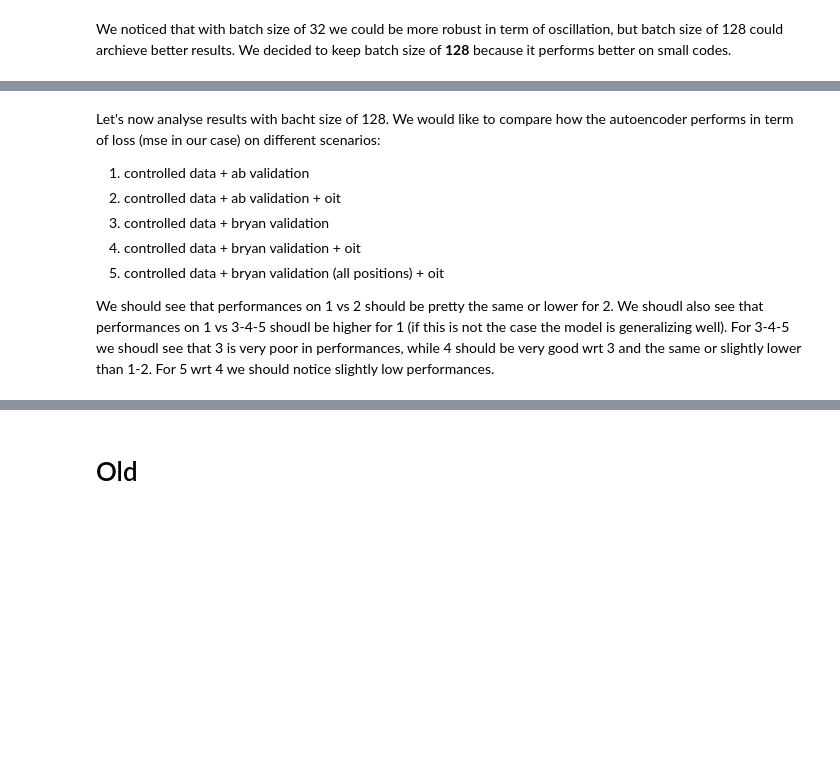
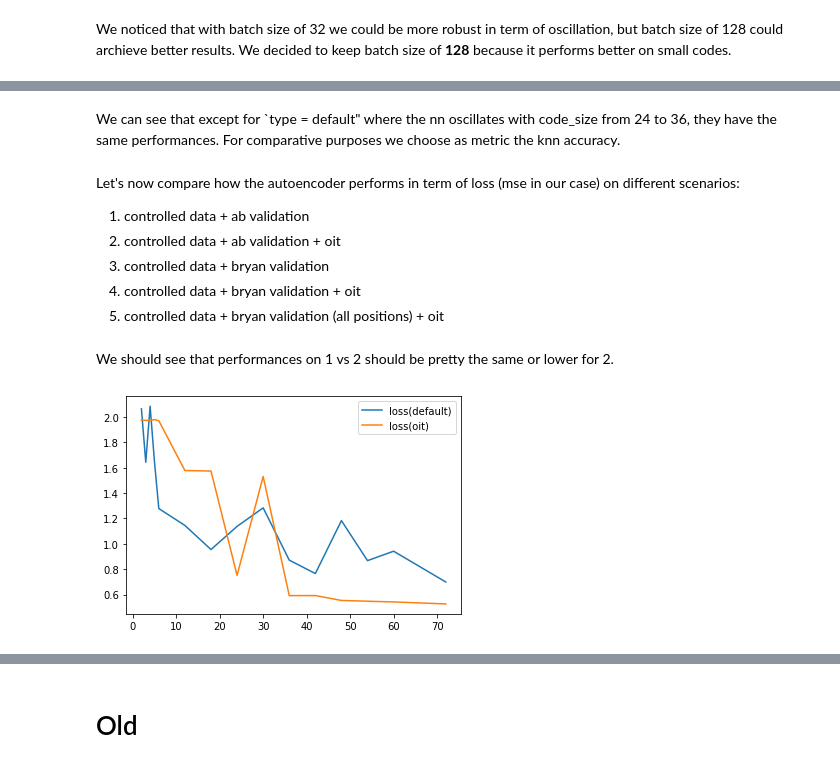
Before and after one commit to lparolari/har, a Jupyter notebook: autoencoder_plot.ipynb, the cells around one changed output, grey strips where cells are left out. Drawn from its saved outputs; the diff is of its cells as text; code cells hidden in the pictures; blank space fills up the shorter version.

Commit message:
Add autoencoder analysis

```diff
--- a/autoencoder_plot.ipynb
+++ b/autoencoder_plot.ipynb
@@ -47,0 +50,5 @@ validation_df.head()
+# %%
+# We do not need to specify l/r-suffix as we dropped repeated column names.
+data_df = res_df.join(validation_df)
+
+data_df.head(n=5)
@@ -74,10 +142,28 @@ We noticed that with batch size of 32 we could be more robust in term of oscilla
+# %% [markdown]
+We can see that except for `type = default" where the nn oscillates with code_size from 24 to 36, they have the same performances. For comparative purposes we choose as metric the knn accuracy.
 # %% [markdown]
-Let's now analyse results with bacht size of 128. We would like to compare how the autoencoder performs in term of loss (mse in our case) on different scenarios:
+Let's now compare how the autoencoder performs in term of loss (mse in our case) on different scenarios:
 
 1. controlled data + ab validation
 2. controlled data + ab validation + oit
 3. controlled data + bryan validation
 4. controlled data + bryan validation + oit
 5. controlled data + bryan validation (all positions) + oit
-
-We should see that performances on 1 vs 2 should be pretty the same or lower for 2. We shoudl also see that performances on 1 vs 3-4-5 shoudl be higher for 1 (if this is not the case the model is generalizing well). For 3-4-5 we shoudl see that 3 is very poor in performances, while 4 should be very good wrt 3 and the same or slightly lower than 1-2. For 5 wrt 4 we should notice slightly low performances.
+# %% [markdown]
+We should see that performances on 1 vs 2 should be pretty the same or lower for 2.
+# %%
+df = data_df.loc[(data_df["type"] == "default") & (data_df["batch_size"] == 128)]
+
+x, y = get_losses_by_code_size(df)
+plt.plot(x, y, label="loss(default)")
+
+df = data_df.loc[(data_df["type"] == "oit") & (data_df["batch_size"] == 128)]
+
+x, y = get_losses_by_code_size(df)
+plt.plot(x, y, label="loss(oit)")
+
+plt.legend()
+
+plt.show()
+# %% [output]
+[figure, added]
```
Also changed, not shown: parts of 15 cells of this notebook.
